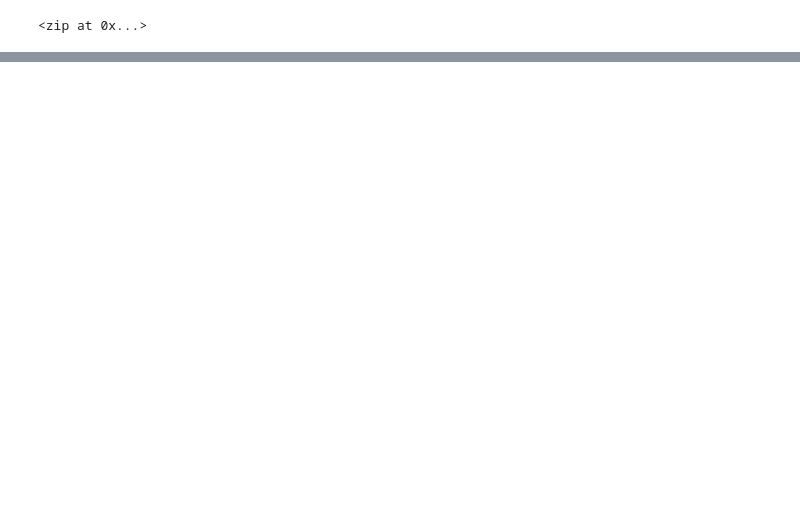
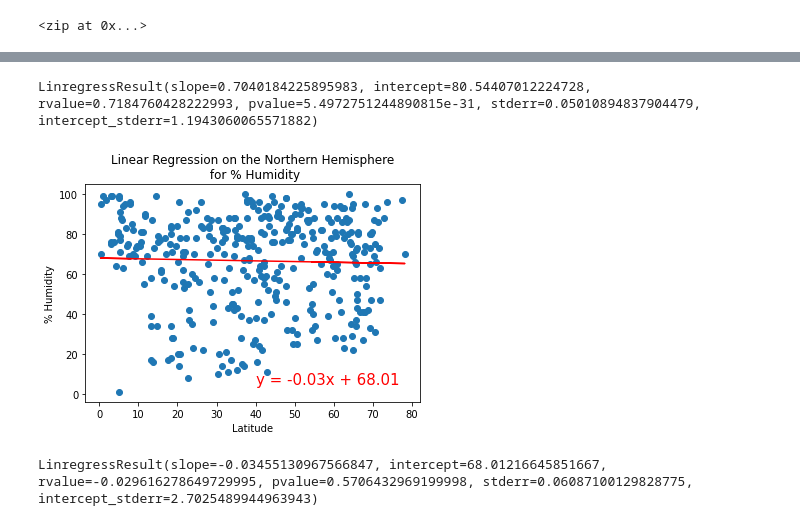
Before and after one commit to GerlechJen/World_Weather_Analysis, a Jupyter notebook: WeatherPy.ipynb, the cells around one changed output, grey strips where cells are left out. Saved outputs shown, nothing was run; the diff lists cells and outputs as text; code cells hidden in the pictures; blank space fills up the shorter version.

```diff
--- a/WeatherPy.ipynb
+++ b/WeatherPy.ipynb
@@ -253,0 +313,19 @@ plt.show()
+# %%
+(slope, intercept, r_value, p_value, std_err) = linregress(x_values, y_values)
+linregress(x_values, y_values)
+# %% [output]
+LinregressResult(slope=0.7040184225895983, intercept=80.54407012224728, rvalue=0.7184760428222993, pvalue=5.4972751244890815e-31, stderr=0.05010894837904479, intercept_stderr=1.1943060065571882)
+# %%
+# Linear regression on the Northern Hemisphere
+x_values = northern_hemi_df["Lat"]
+y_values = northern_hemi_df["Humidity"]
+# Call the function.
+plot_linear_regression(x_values, y_values,
+                       'Linear Regression on the Northern Hemisphere\n for % Humidity', '% Humidity',(40,5))
+# %% [output]
+[figure, added]
+# %%
+(slope, intercept, r_value, p_value, std_err) = linregress(x_values, y_values)
+linregress(x_values, y_values)
+# %% [output]
+LinregressResult(slope=-0.03455130967566847, intercept=68.01216645851667, rvalue=-0.029616278649729995, pvalue=0.5706432969199998, stderr=0.06087100129828775, intercept_stderr=2.7025489944963943)
```
Also changed, not shown: parts of 28 cells of this notebook, 3 other files.
